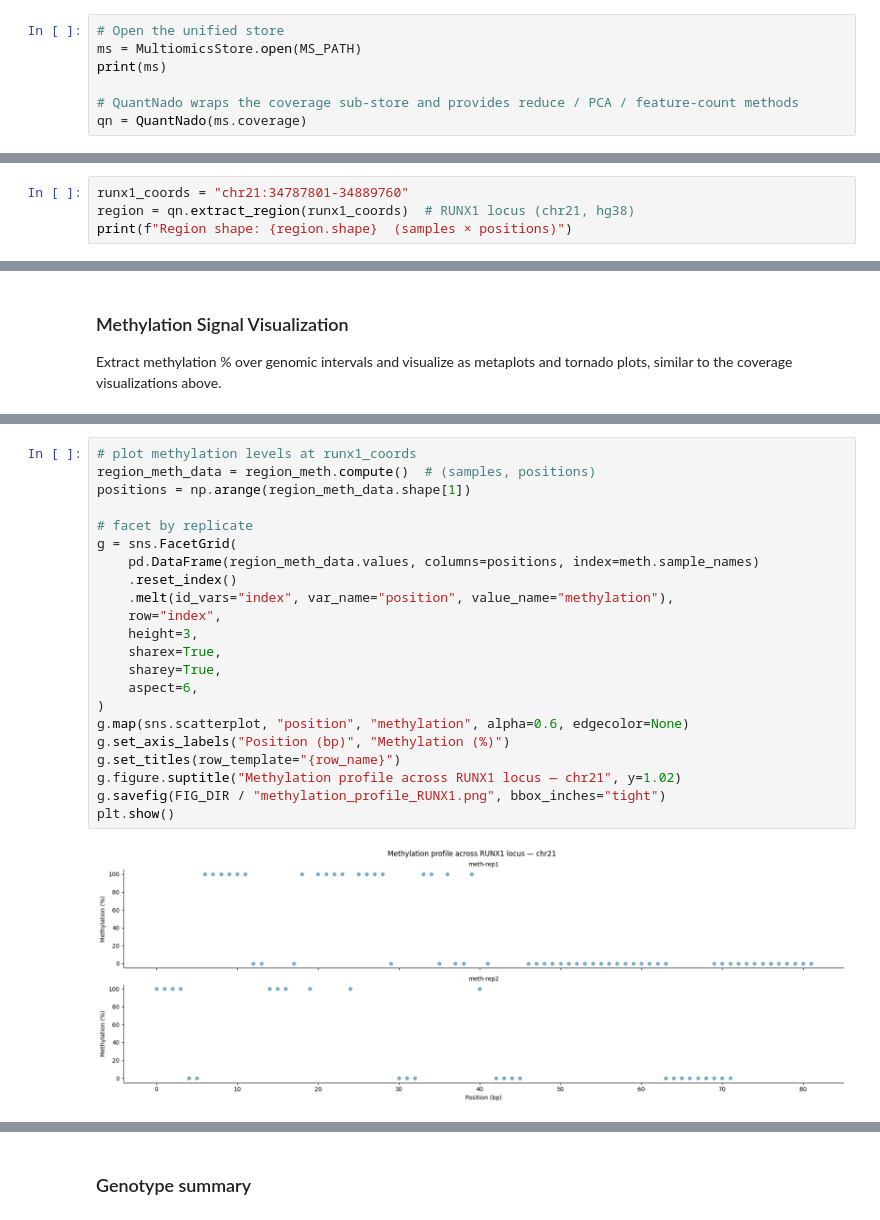
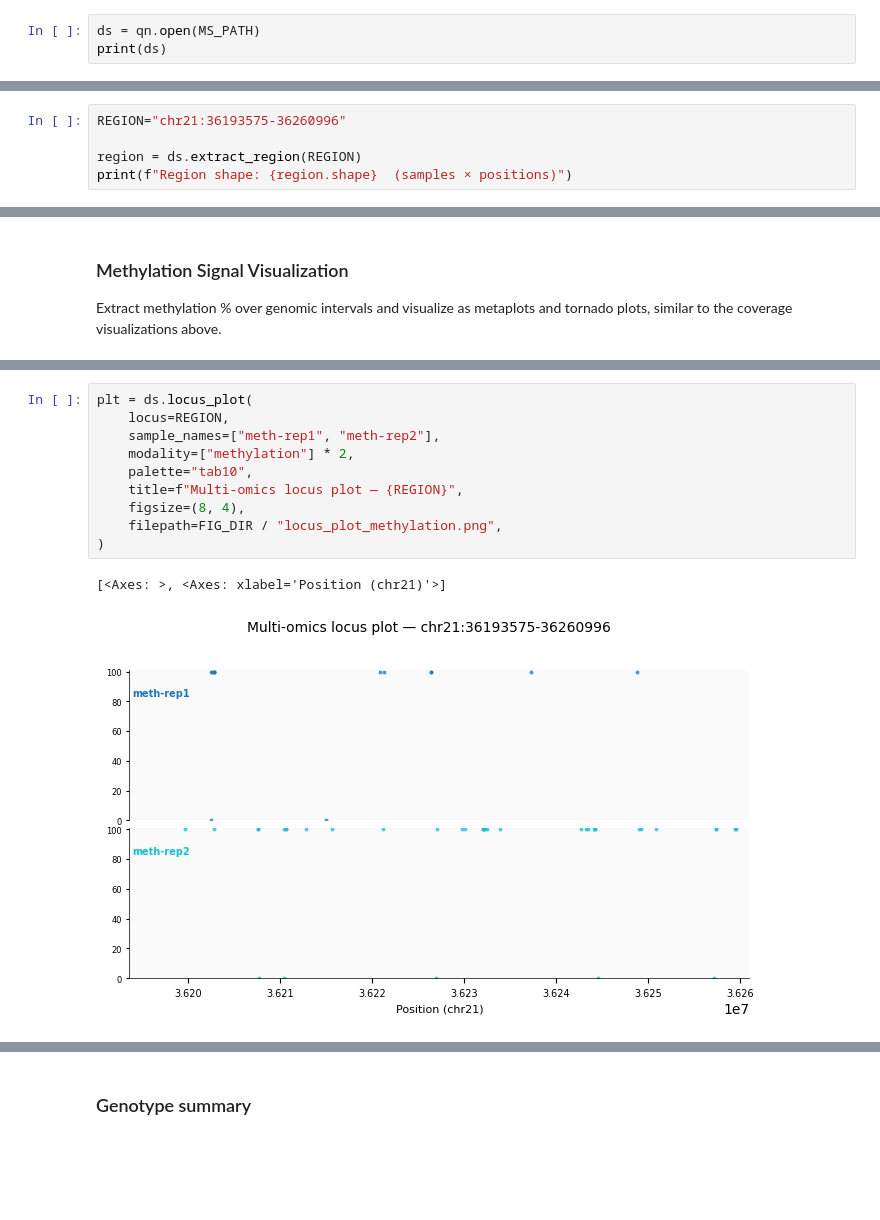
Before and after one commit to Milne-Group/QuantNado, a Jupyter notebook: example/example_dataset.ipynb, the cells around one changed output, grey strips where cells are left out. Saved outputs shown, nothing was run; the diff lists cells and outputs as text; blank space fills up the shorter version.

```diff
--- a/example/example_dataset.ipynb
+++ b/example/example_dataset.ipynb
@@ -184,10 +132,6 @@ Done.
 ---
 ## Load and Inspect the Dataset
 # %%
-# Open the unified store
-ms = MultiomicsStore.open(MS_PATH)
-print(ms)
-
-# QuantNado wraps the coverage sub-store and provides reduce / PCA / feature-count methods
-qn = QuantNado(ms.coverage)
+ds = qn.open(MS_PATH)
+print(ds)
 # %% [output]
@@ -496,7 +414,8 @@ plt.show()
 
 Use `extract_region` to pull the raw per-base coverage for any genomic locus across all samples.
 # %%
-runx1_coords = "chr21:34787801-34889760"
-region = qn.extract_region(runx1_coords)  # RUNX1 locus (chr21, hg38)
+REGION="chr21:36193575-36260996"
+
+region = ds.extract_region(REGION)
 print(f"Region shape: {region.shape}  (samples × positions)")
 # %% [output]
@@ -689,29 +596,18 @@ plt.show()
 # %% [output]
 [figure]
 # %%
-# plot methylation levels at runx1_coords
-region_meth_data = region_meth.compute()  # (samples, positions)
-positions = np.arange(region_meth_data.shape[1])
-
-# facet by replicate
-g = sns.FacetGrid(
-    pd.DataFrame(region_meth_data.values, columns=positions, index=meth.sample_names)
-    .reset_index()
-    .melt(id_vars="index", var_name="position", value_name="methylation"),
-    row="index",
-    height=3,
-    sharex=True,
-    sharey=True,
-    aspect=6,
+plt = ds.locus_plot(
+    locus=REGION,
+    sample_names=["meth-rep1", "meth-rep2"],
+    modality=["methylation"] * 2,
+    palette="tab10",
+    title=f"Multi-omics locus plot — {REGION}",
+    figsize=(8, 4),
+    filepath=FIG_DIR / "locus_plot_methylation.png",
 )
-g.map(sns.scatterplot, "position", "methylation", alpha=0.6, edgecolor=None)
-g.set_axis_labels("Position (bp)", "Methylation (%)")
-g.set_titles(row_template="{row_name}")
-g.figure.suptitle("Methylation profile across RUNX1 locus — chr21", y=1.02)
-g.savefig(FIG_DIR / "methylation_profile_RUNX1.png", bbox_inches="tight")
-plt.show()
 # %% [output]
+[<Axes: >, <Axes: xlabel='Position (chr21)'>]
-[figure, old version]
+[figure, new version]
 # %% [markdown]
 ---
 ## Variant Analysis
```
Also changed, not shown: parts of 33 cells of this notebook, 41 other files.
